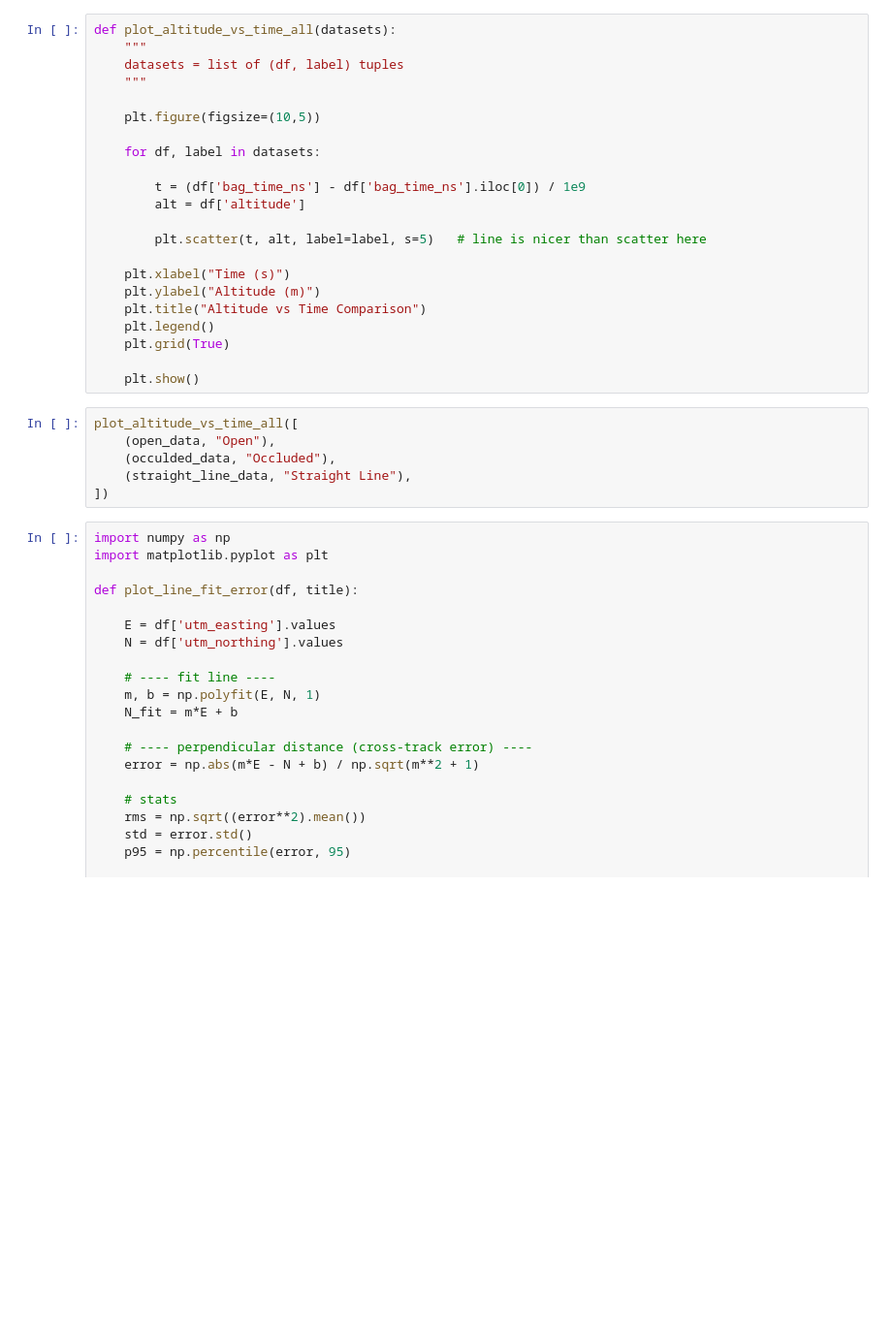
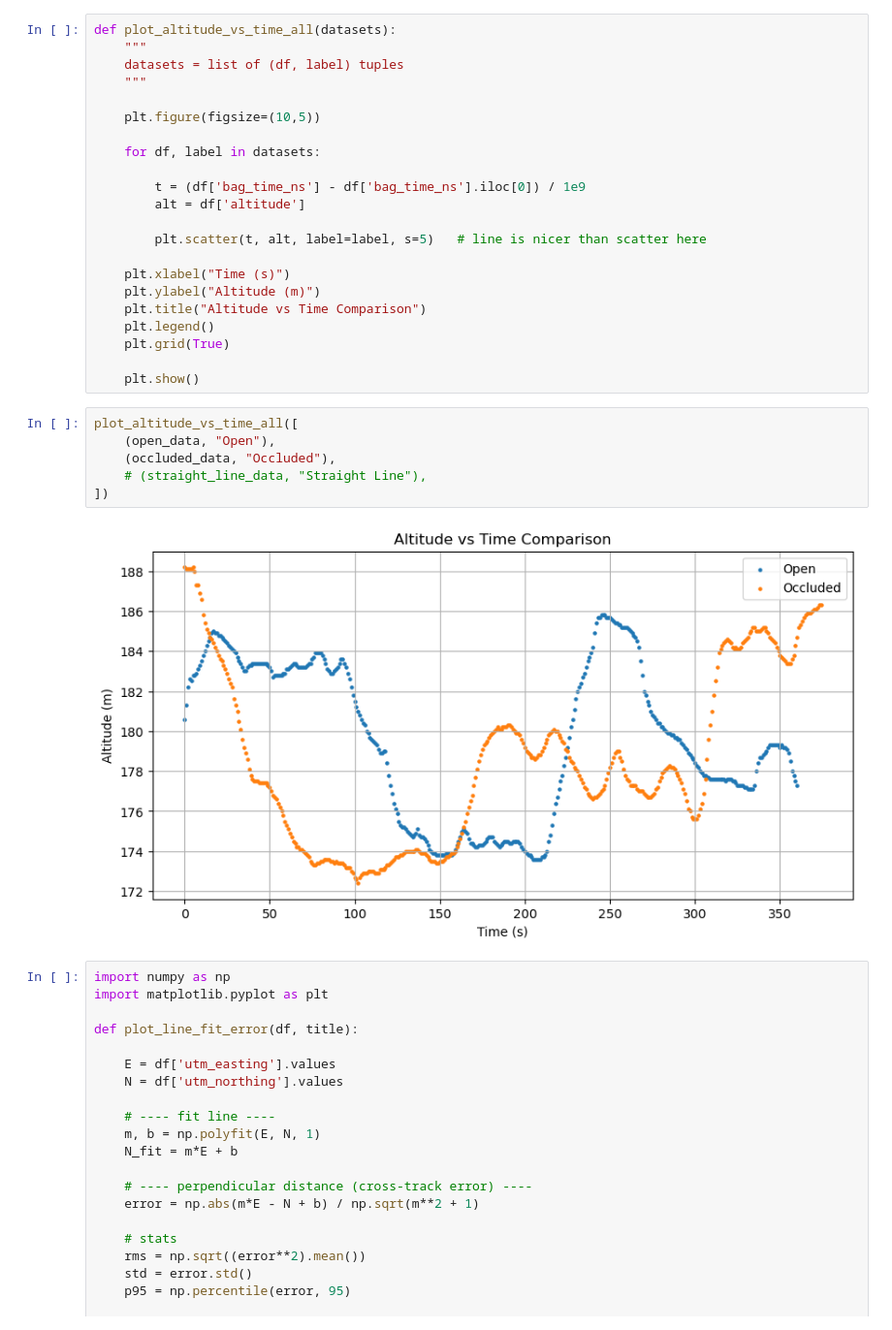
Before and after one commit to ramirez-adr/EECE5554, a Jupyter notebook: LAB1/src/humble_data_analysis.ipynb, the cells around one changed output. Shown at 97% size. Cells and saved outputs as stored; diff of their text form; blank space fills up the shorter version.

```diff
--- a/LAB1/src/humble_data_analysis.ipynb
+++ b/LAB1/src/humble_data_analysis.ipynb
@@ -153,9 +173,11 @@ def plot_altitude_vs_time_all(datasets):
 # %%
 plot_altitude_vs_time_all([
     (open_data, "Open"),
-    (occulded_data, "Occluded"),
-    (straight_line_data, "Straight Line"),
+    (occluded_data, "Occluded"),
+    # (straight_line_data, "Straight Line"),
 ])
+# %% [output]
+[figure, added]
 # %%
 import numpy as np
 import matplotlib.pyplot as plt
```
Also changed, not shown: parts of 5 cells of this notebook.
